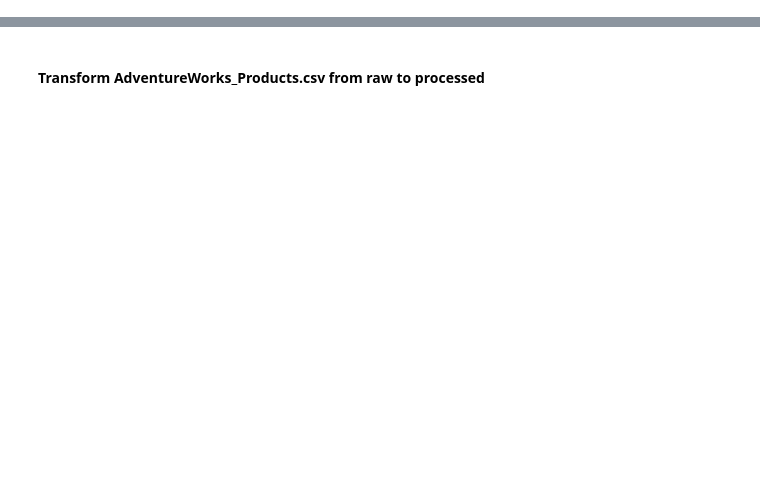
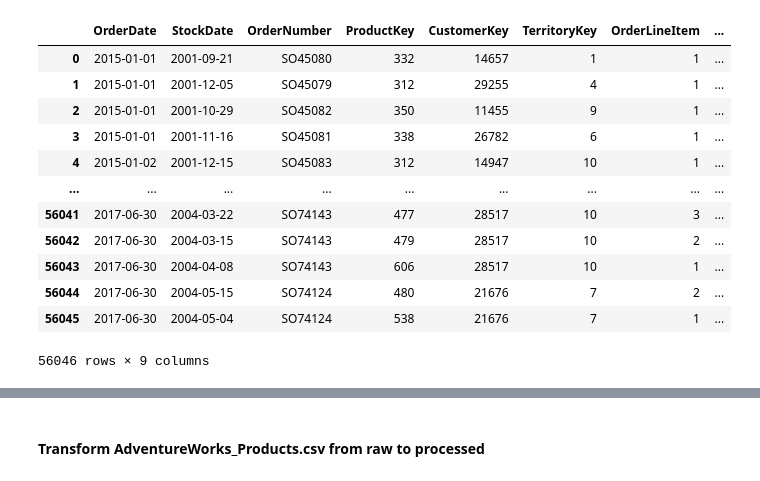
Before and after one commit to MeetPatel89/adventure_works_analysis, a Jupyter notebook: notebook.ipynb, the cells around one changed output, grey strips where cells are left out. Drawn from its saved outputs; the diff is of its cells as text; code cells hidden in the pictures; blank space fills up the shorter version.

```diff
--- a/notebook.ipynb
+++ b/notebook.ipynb
@@ -7,0 +10,2 @@ ROOT_DIR = config.ROOT_DIR
+# %%
+aw_sales_fact = pd.read_csv(rf"{ROOT_DIR}/storage/processed/aw_sales_fact.csv")
@@ -7,0 +44,16 @@ ROOT_DIR = config.ROOT_DIR
+# %%
+aw_sales_fact
+# %% [output]
+|  | OrderDate | StockDate | OrderNumber | ProductKey | CustomerKey | TerritoryKey | OrderLineItem | ... |
+| 0 | 2015-01-01 | 2001-09-21 | SO45080 | 332 | 14657 | 1 | 1 | ... |
+| 1 | 2015-01-01 | 2001-12-05 | SO45079 | 312 | 29255 | 4 | 1 | ... |
+| 2 | 2015-01-01 | 2001-10-29 | SO45082 | 350 | 11455 | 9 | 1 | ... |
+| 3 | 2015-01-01 | 2001-11-16 | SO45081 | 338 | 26782 | 6 | 1 | ... |
+| 4 | 2015-01-02 | 2001-12-15 | SO45083 | 312 | 14947 | 10 | 1 | ... |
+| ... | ... | ... | ... | ... | ... | ... | ... | ... |
+| 56041 | 2017-06-30 | 2004-03-22 | SO74143 | 477 | 28517 | 10 | 3 | ... |
+| 56042 | 2017-06-30 | 2004-03-15 | SO74143 | 479 | 28517 | 10 | 2 | ... |
+| 56043 | 2017-06-30 | 2004-04-08 | SO74143 | 606 | 28517 | 10 | 1 | ... |
+| 56044 | 2017-06-30 | 2004-05-15 | SO74124 | 480 | 21676 | 7 | 2 | ... |
+| 56045 | 2017-06-30 | 2004-05-04 | SO74124 | 538 | 21676 | 7 | 1 | ... |
+56046 rows × 9 columns
```
Also changed, not shown: parts of 10 cells of this notebook, 1 other file.
